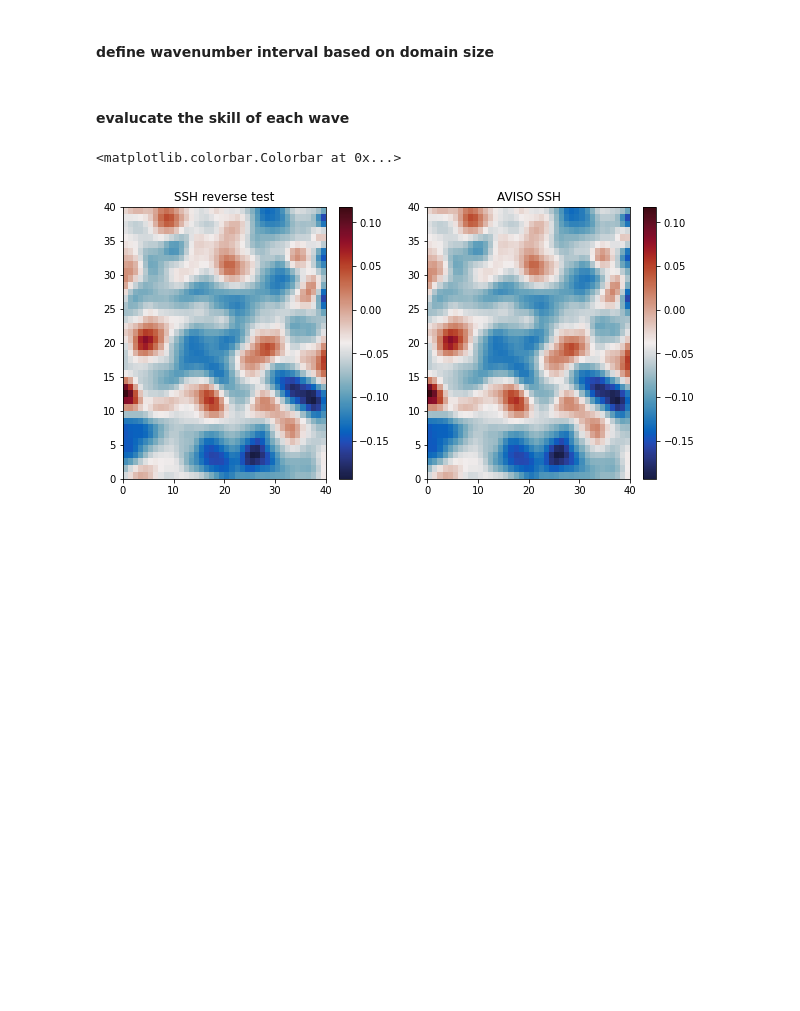
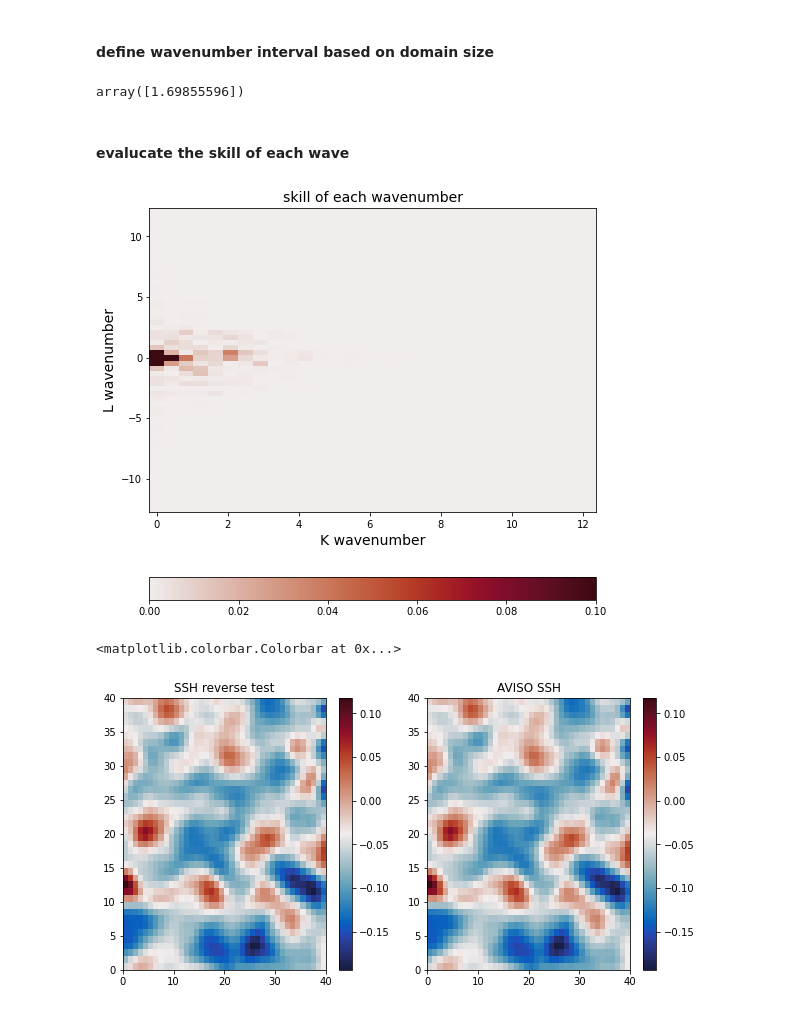
Before and after one commit to yugaophd/cer-swot, a Jupyter notebook: CER101_aviso_forward_model.ipynb, the cells around one changed output. Saved outputs shown, nothing was run; the diff lists cells and outputs as text; code cells hidden in the pictures; blank space fills up the shorter version.

```diff
--- a/CER101_aviso_forward_model.ipynb
+++ b/CER101_aviso_forward_model.ipynb
@@ -57,3 +47,10 @@ lon, lat = (360 - avisso_ds.lon[lonidx_west:lonidx_east].data) * -1, avisso_ds.l
+# %%
+Phi0 = lat.mean() # central latitude (φ0)
+Omega = 7.27e-5 # Ω is the angular speed of the earth
+Earth_radius = 6.371e6 / 1e5 # meters
+Beta = 2 * Omega * np.cos(Phi0) / Earth_radius
+f0 = 2 * Omega * np.sin(Phi0) #1.0313e-4 # 45 N
+#g = 9.81 # gravity
 # %% [markdown]
 #### define wavenumber interval based on domain size
 # %%
@@ -82,9 +78,12 @@ strat_ds = xr.open_dataset('./stratification_sample_ccs.nc')
 # %%
 MModes = 1
 Psi = strat_ds.Psi.data
-Rm = 6e4
-wavespeed = np.array([Rm * f0])
-#wavespeed = strat_ds.C2[:MModes]
+#wavespeed = np.array([Rm * f0 ])
+wavespeed = strat_ds.C2[:MModes].data
+Rm = wavespeed / f0 / 1.11e5 # unit: degree
+Rm
+# %% [output]
+array([1.69855596])
 # %% [markdown]
 #### evalucate the skill of each wave
 # %%
@@ -93,3 +94,13 @@ M = skill.size
+# %%
+plt.figure(figsize = (8, 8))
+plt.pcolor(kk, ll, skill[:, :, 0].T, cmap = cmo.cm.amp, vmin = 0, vmax = 0.1)
+plt.xlabel('K wavenumber', fontsize = 14)
+plt.ylabel('L wavenumber', fontsize = 14)
+plt.colorbar(orientation = 'horizontal')
+plt.title('skill of each wavenumber', fontsize = 14)
+plt.savefig('./skill_matrix_KLwaves_' + str(M) + '.png')
+# %% [output]
+[figure, added]
 # %%
 ssha_inverse = reverse_vector(MSLA0, SSHA_vector)
 plt.figure(figsize = (10, 5))
```
Also changed, not shown: parts of 21 cells of this notebook, 35 other files.
